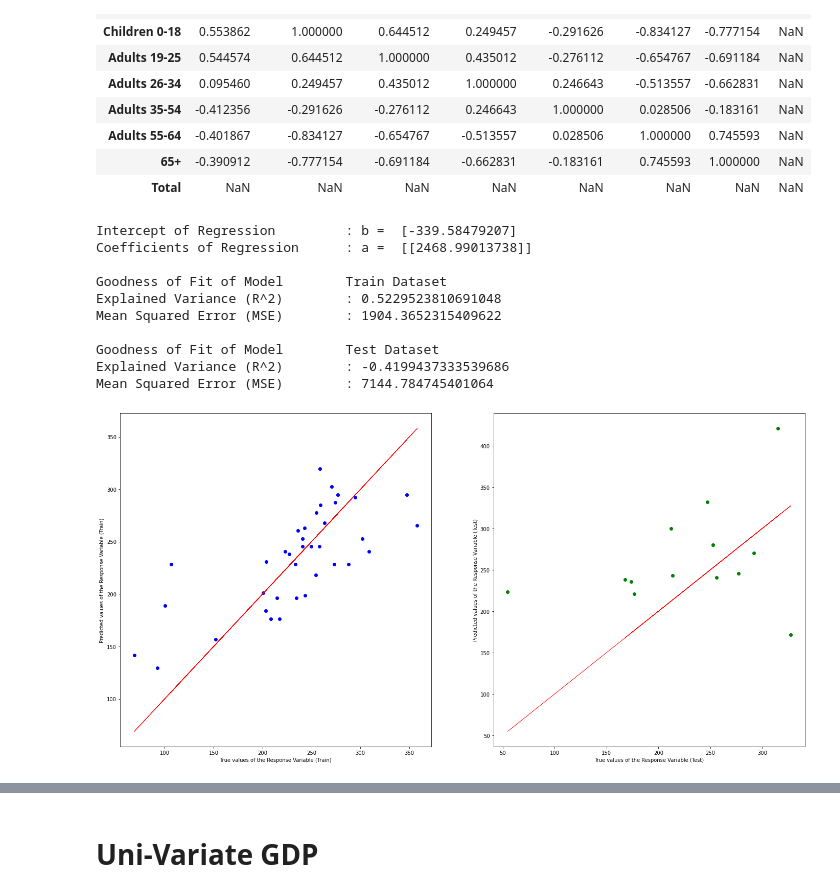
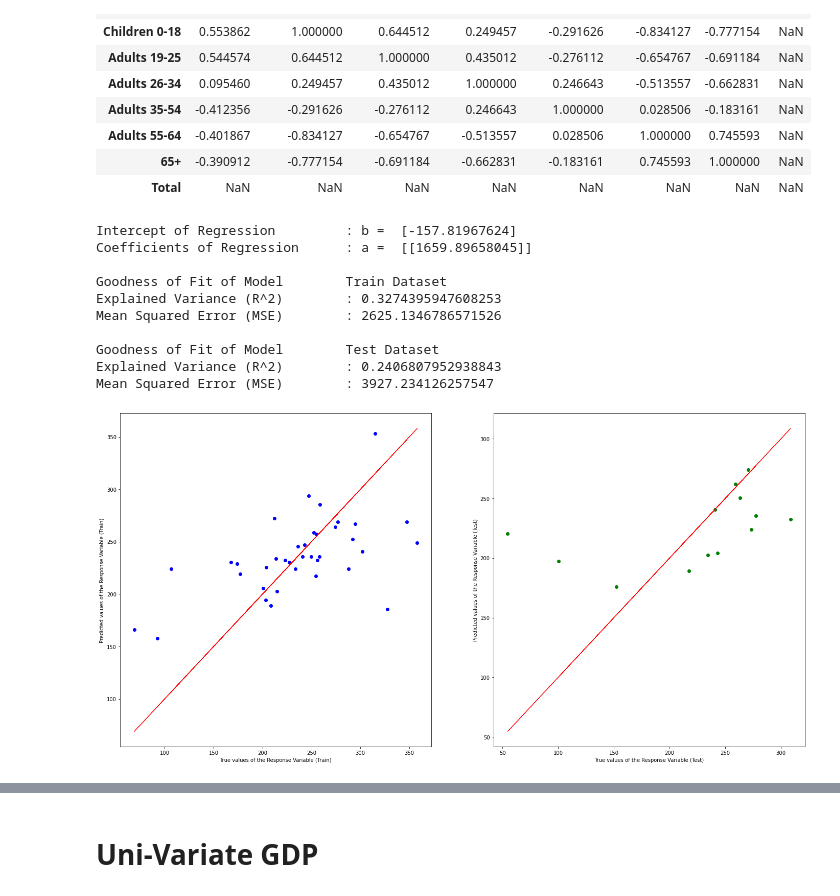
Before and after one commit to odinghosh/CE1115_project, a Jupyter notebook: CE1115_Project_060421_Main.ipynb, the cells around one changed output, grey strips where cells are left out. Drawn from its saved outputs; the diff is of its cells as text; code cells hidden in the pictures.

```diff
--- a/CE1115_Project_060421_Main.ipynb
+++ b/CE1115_Project_060421_Main.ipynb
@@ -156,0 +15,14 @@ average_death_dict
+# %%
+def get_average(state_name):
+    data_state = pd.read_csv('https://api.covidtracking.com/v1/states/' + state_name +'/daily.csv')
+    death = pd.DataFrame(data_state['positiveIncrease'])
+    days = []
+    for i in range(death.size, 0, -1):
+        days.append(i)
+
+    death.insert(0, 'days', days)
+    average_sum = 0
+    for i in range(0, death['positiveIncrease'].size):
+        average_sum += death['positiveIncrease'][i];
+
+    return (average_sum/death['positiveIncrease'].size)
@@ -157,2 +129,22 @@ average_death_dict
+# %%
+average_death_dict = {}
+for name in state_names.keys():
+    average_deaths = get_average(state_names[name])
+    average_death_dict[name] = average_deaths
+
+population_data = pd.read_html('https://en.wikipedia.org/wiki/List_of_states_and_territories_of_the_United_States_by_population')
+population_data = population_data[0]
+population_data = population_data.iloc[:,[2,3]]
+population_data = list(population_data.set_index('State or territory').to_dict().values())[0]
+
+for i in average_death_dict.keys():
+    average_death_dict[i] = int(average_death_dict[i])/int(population_data[(i,)])
+
+for i in average_death_dict.keys():
+    average_death_dict[i] = average_death_dict[i]*1000000
+
+average_death_dict
+
+state_data = pd.DataFrame.from_dict(average_death_dict, orient='index')
 # %% [markdown]
 # Uni-Variate Data for Diversity Index
@@ -692,5 +600,9 @@ plt.show()
 # %%
 age_data = pd.read_csv("age_data.csv")
 age_data = age_data.set_index('Location')
-age_data
+age_data.info()
+
+combined_data_age = state_data.merge(age_data, left_index = True, right_index = True)
+combined_data_age = combined_data_age.rename(columns={0:'Deaths'})
+combined_data_age
 # %% [output]
@@ -777,8 +680,8 @@ combined_data.corr()
 | 65+ | -0.390912 | -0.777154 | -0.691184 | -0.662831 | -0.183161 | 0.745593 | 1.000000 | NaN |
 | Total | NaN | NaN | NaN | NaN | NaN | NaN | NaN | NaN |
 # %%
-numberChildren = pd.DataFrame(combined_data['Children 0-18'])   # Response
-Deaths = pd.DataFrame(combined_data['Deaths'])
+numberChildren = pd.DataFrame(combined_data_age['Children 0-18'])   # Response
+Deaths = pd.DataFrame(combined_data_age['Deaths'])
 
 X_train, X_test, y_train, y_test = train_test_split(numberChildren,Deaths, test_size = 0.25)
 
@@ -794,40 +697,40 @@ y_train_pred = linreg.predict(X_train)
 y_test_pred = linreg.predict(X_test)
 
 # Check the Goodness of Fit (on Train Data)
 print("Goodness of Fit of Model \tTrain Dataset")
 print("Explained Variance (R^2) \t:", linreg.score(X_train, y_train))
 print("Mean Squared Error (MSE) \t:", mean_squared_error(y_train, y_train_pred))
 print()
 
 # Check the Goodness of Fit (on Test Data)
 print("Goodness of Fit of Model \tTest Dataset")
 print("Explained Variance (R^2) \t:", linreg.score(X_test, y_test))
 print("Mean Squared Error (MSE) \t:", mean_squared_error(y_test, y_test_pred))
 print()
 
 # Plot the Predictions vs the True values
 f, axes = plt.subplots(1, 2, figsize=(24, 12))
 axes[0].scatter(y_train, y_train_pred, color = "blue")
 axes[0].plot(y_train, y_train, 'r', linewidth = 1)
 axes[0].set_xlabel("True values of the Response Variable (Train)")
 axes[0].set_ylabel("Predicted values of the Response Variable (Train)")
 axes[1].scatter(y_test, y_test_pred, color = "green")
 axes[1].plot(y_test, y_test, 'r', linewidth = 1)
 axes[1].set_xlabel("True values of the Response Variable (Test)")
 axes[1].set_ylabel("Predicted values of the Response Variable (Test)")
 plt.show()
 # %% [output]
-Intercept of Regression         : b =  [-339.58479207]
-Coefficients of Regression      : a =  [[2468.99013738]]
+Intercept of Regression         : b =  [-157.81967624]
+Coefficients of Regression      : a =  [[1659.89658045]]
 
 Goodness of Fit of Model        Train Dataset
-Explained Variance (R^2)        : 0.5229523810691048
-Mean Squared Error (MSE)        : 1904.3652315409622
+Explained Variance (R^2)        : 0.3274395947608253
+Mean Squared Error (MSE)        : 2625.1346786571526
 
 Goodness of Fit of Model        Test Dataset
-Explained Variance (R^2)        : -0.4199437333539686
-Mean Squared Error (MSE)        : 7144.784745401064
+Explained Variance (R^2)        : 0.2406807952938843
+Mean Squared Error (MSE)        : 3927.234126257547
-[figure, old version]
+[figure, new version]
 # %%
 regline_x = X_train
 regline_y = linreg.intercept_ + linreg.coef_ * X_train
```
Also changed, not shown: parts of 85 cells of this notebook.
